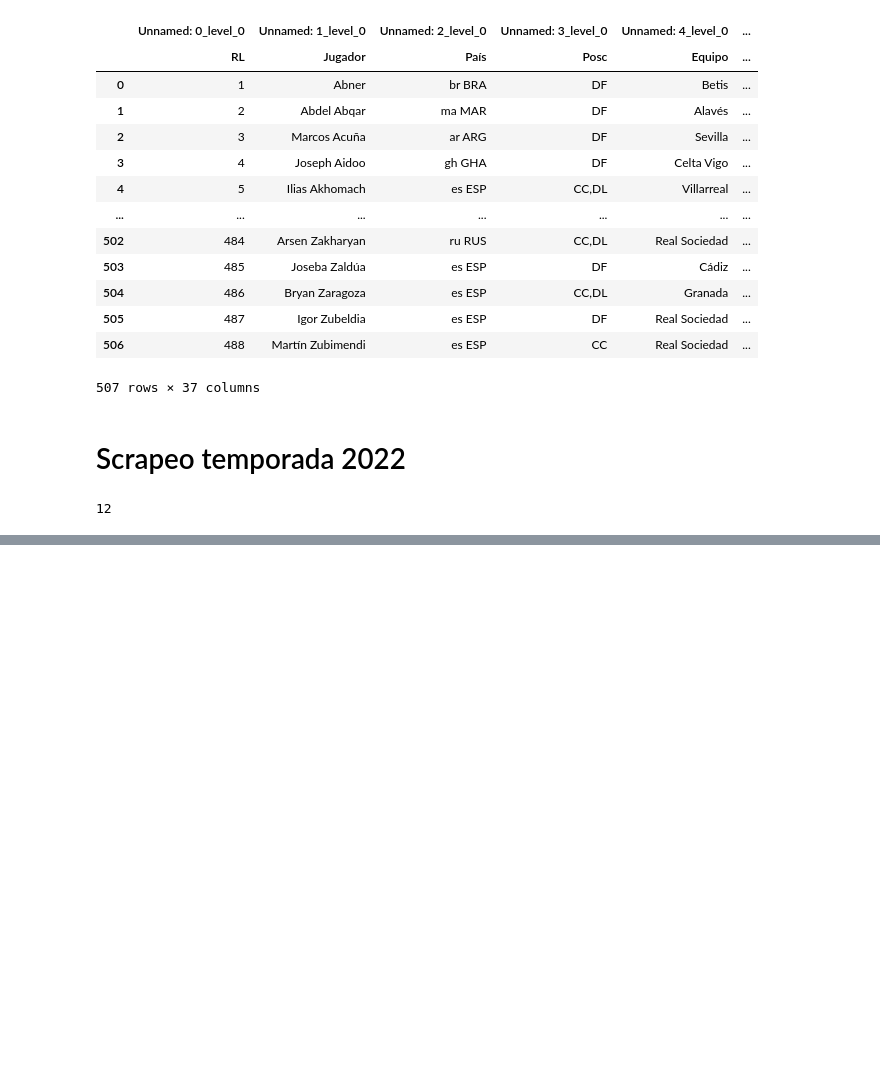
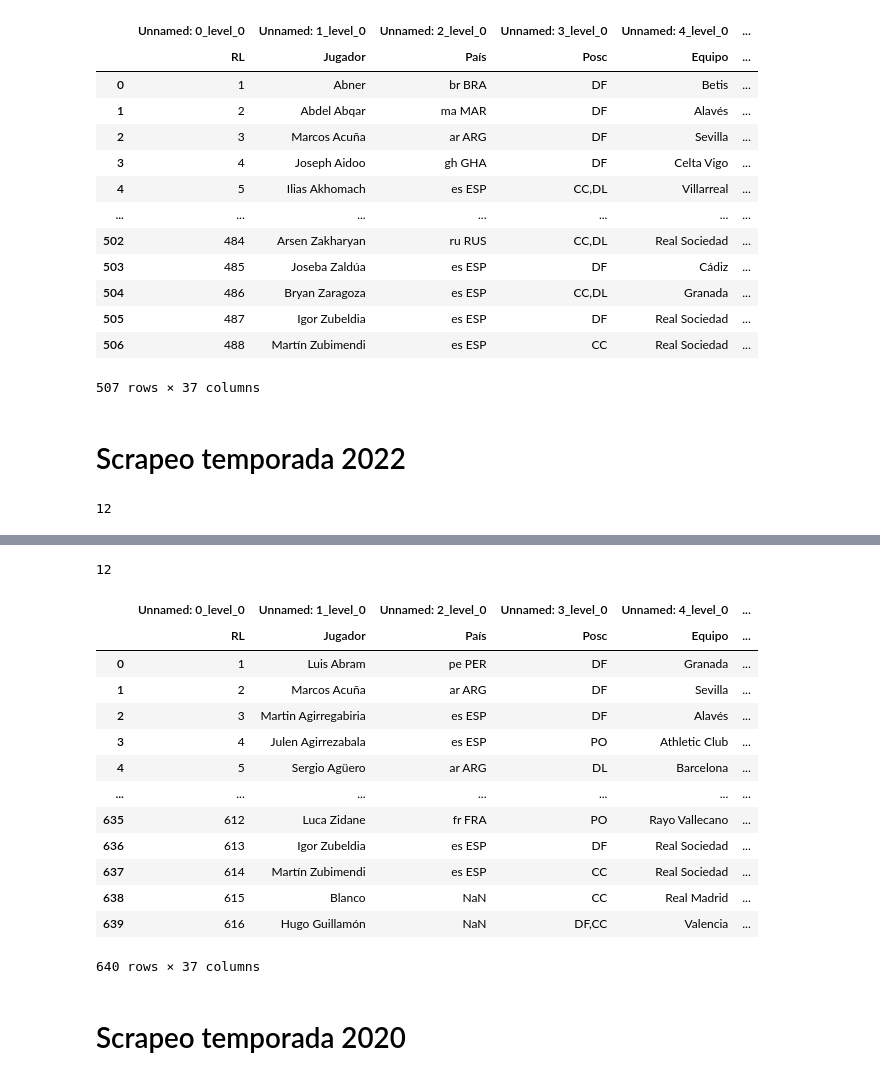
Before and after one commit to Matimengot/Proyecto-Final, a Jupyter notebook: extraccion/scrapeo/scarp_jugadores.ipynb, the cells around one changed output, grey strips where cells are left out. Cells and saved outputs as stored; diff of their text form; code cells hidden in the pictures; blank space fills up the shorter version.

Commit message:
todas las temporadas

```diff
--- a/extraccion/scrapeo/scarp_jugadores.ipynb
+++ b/extraccion/scrapeo/scarp_jugadores.ipynb
@@ -95,0 +106,30 @@ jugadores_2022.columns = jugadores_2022.columns.droplevel(0)
+# %%
+html3 = driver.page_source
+# %%
+soup3 = bs(html3, 'html.parser')
+# %%
+tables_2021 = soup3.find_all('table')
+# %%
+len(tables_2021)
+# %% [output]
+12
+# %%
+tdf3 = pd.read_html(str(tables_2021[11]))
+jugadores_2021 = pd.concat(tdf3)
+# %%
+jugadores_2021
+# %% [output]
+|  | Unnamed: 0_level_0 | Unnamed: 1_level_0 | Unnamed: 2_level_0 | Unnamed: 3_level_0 | Unnamed: 4_level_0 | ... |
+|  | RL | Jugador | País | Posc | Equipo | ... |
+| 0 | 1 | Luis Abram | pe PER | DF | Granada | ... |
+| 1 | 2 | Marcos Acuña | ar ARG | DF | Sevilla | ... |
+| 2 | 3 | Martin Agirregabiria | es ESP | DF | Alavés | ... |
+| 3 | 4 | Julen Agirrezabala | es ESP | PO | Athletic Club | ... |
+| 4 | 5 | Sergio Agüero | ar ARG | DL | Barcelona | ... |
+| ... | ... | ... | ... | ... | ... | ... |
+| 635 | 612 | Luca Zidane | fr FRA | PO | Rayo Vallecano | ... |
+| 636 | 613 | Igor Zubeldia | es ESP | DF | Real Sociedad | ... |
+| 637 | 614 | Martín Zubimendi | es ESP | CC | Real Sociedad | ... |
+| 638 | 615 | Blanco | NaN | CC | Real Madrid | ... |
+| 639 | 616 | Hugo Guillamón | NaN | DF,CC | Valencia | ... |
+640 rows × 37 columns
@@ -95,0 +139,2 @@ jugadores_2022.columns = jugadores_2022.columns.droplevel(0)
+# %% [markdown]
+# Scrapeo temporada 2020
```
Also changed, not shown: parts of 38 cells of this notebook, 7 other files.
